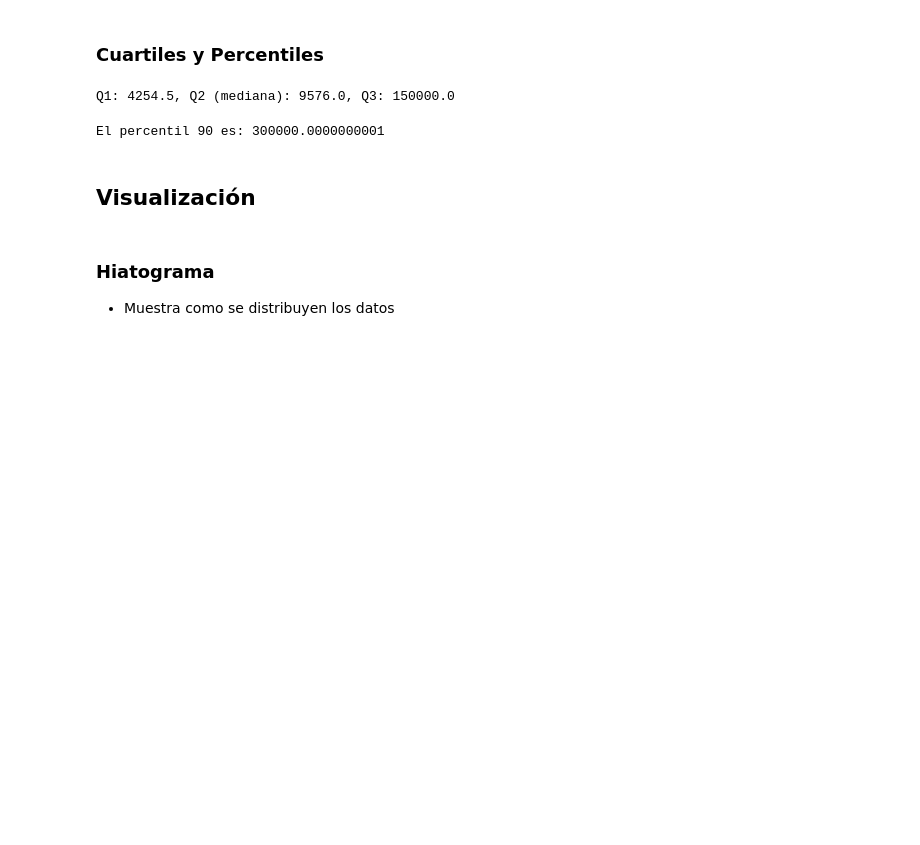
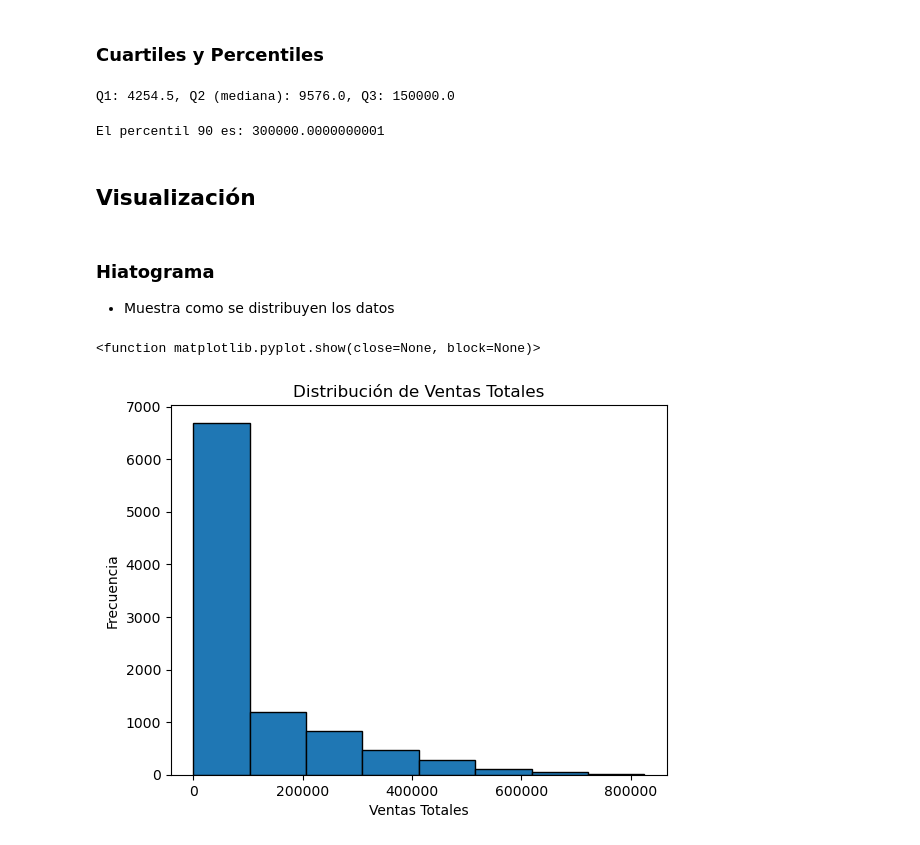
Before and after one commit to Dilmer-Rojas/ESTADISTICA_PYTHON, a Jupyter notebook: home/module/MOD 1/notebook.ipynb, the cells around one changed output. Saved outputs shown, nothing was run; the diff lists cells and outputs as text; code cells hidden in the pictures; blank space fills up the shorter version.

```diff
--- a/home/module/MOD 1/notebook.ipynb
+++ b/home/module/MOD 1/notebook.ipynb
@@ -293,3 +293,15 @@ import matplotlib.pyplot as plt
 # %% [markdown]
 ### Hiatograma
 - Muestra como se distribuyen los datos
+# %%
+# Obtener datos de ventas totales
+datos_v = df['Total Sales']
+
+plt.hist(datos_v, bins=8, edgecolor='black')
+plt.title("Distribución de Ventas Totales")
+plt.xlabel("Ventas Totales")
+plt.ylabel("Frecuencia")
+plt.show
+# %% [output]
+<function matplotlib.pyplot.show(close=None, block=None)>
+[figure, added]
```
